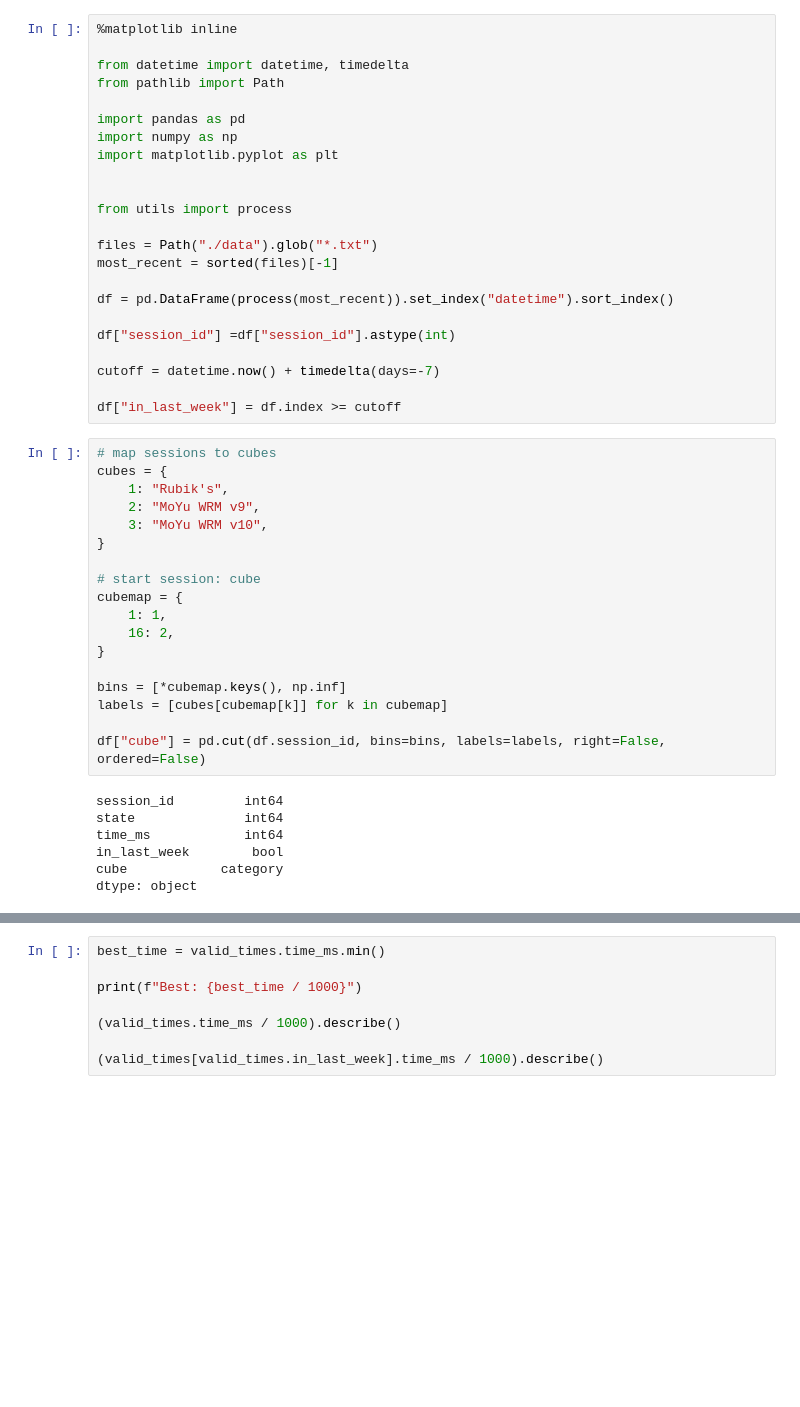
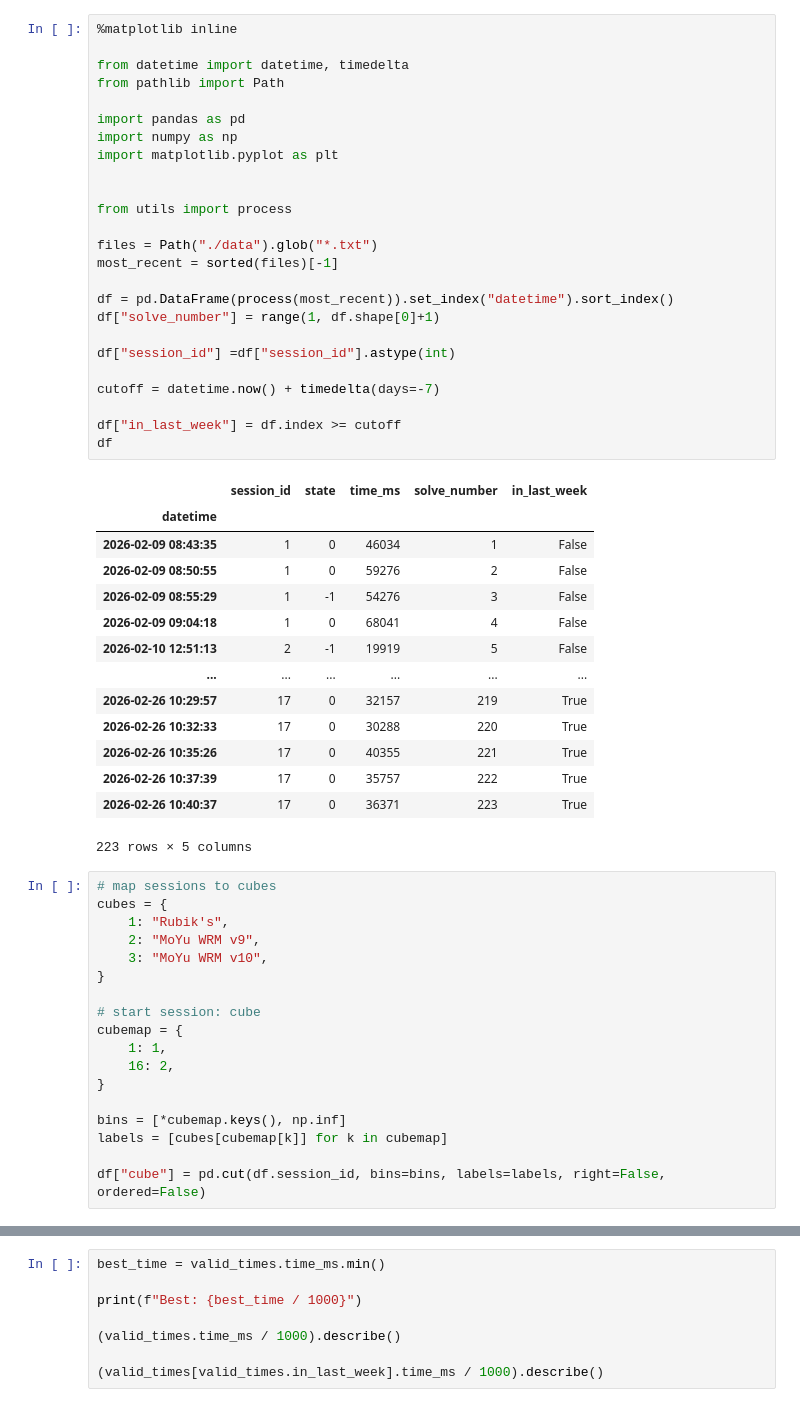
Before and after one commit to SimoHellgren/cubing, a Jupyter notebook: analysis.ipynb, the cells around one changed output, grey strips where cells are left out. Cells and saved outputs as stored; diff of their text form; blank space fills up the shorter version.

```diff
--- a/analysis.ipynb
+++ b/analysis.ipynb
@@ -1,26 +1,43 @@
 # %%
 %matplotlib inline
 
 from datetime import datetime, timedelta
 from pathlib import Path
 
 import pandas as pd
 import numpy as np
 import matplotlib.pyplot as plt
 
 
 from utils import process
 
 files = Path("./data").glob("*.txt")
 most_recent = sorted(files)[-1]
 
 df = pd.DataFrame(process(most_recent)).set_index("datetime").sort_index()
+df["solve_number"] = range(1, df.shape[0]+1)
 
 df["session_id"] =df["session_id"].astype(int)
 
 cutoff = datetime.now() + timedelta(days=-7)
 
 df["in_last_week"] = df.index >= cutoff
+df
+# %% [output]
+|  | session_id | state | time_ms | solve_number | in_last_week |
+| datetime |  |  |  |  |  |
+| 2026-02-09 08:43:35 | 1 | 0 | 46034 | 1 | False |
+| 2026-02-09 08:50:55 | 1 | 0 | 59276 | 2 | False |
+| 2026-02-09 08:55:29 | 1 | -1 | 54276 | 3 | False |
+| 2026-02-09 09:04:18 | 1 | 0 | 68041 | 4 | False |
+| 2026-02-10 12:51:13 | 2 | -1 | 19919 | 5 | False |
+| ... | ... | ... | ... | ... | ... |
+| 2026-02-26 10:29:57 | 17 | 0 | 32157 | 219 | True |
+| 2026-02-26 10:32:33 | 17 | 0 | 30288 | 220 | True |
+| 2026-02-26 10:35:26 | 17 | 0 | 40355 | 221 | True |
+| 2026-02-26 10:37:39 | 17 | 0 | 35757 | 222 | True |
+| 2026-02-26 10:40:37 | 17 | 0 | 36371 | 223 | True |
+223 rows × 5 columns
 # %%
 # map sessions to cubes
 cubes = {
@@ -39,13 +56,6 @@ bins = [*cubemap.keys(), np.inf]
 labels = [cubes[cubemap[k]] for k in cubemap]
 
 df["cube"] = pd.cut(df.session_id, bins=bins, labels=labels, right=False, ordered=False)
-# %% [output]
-session_id         int64
-state              int64
-time_ms            int64
-in_last_week        bool
-cube            category
-dtype: object
 # %%
 # filter to valid times and calculate averages
 
```
Also changed, not shown: parts of 3 cells of this notebook.
